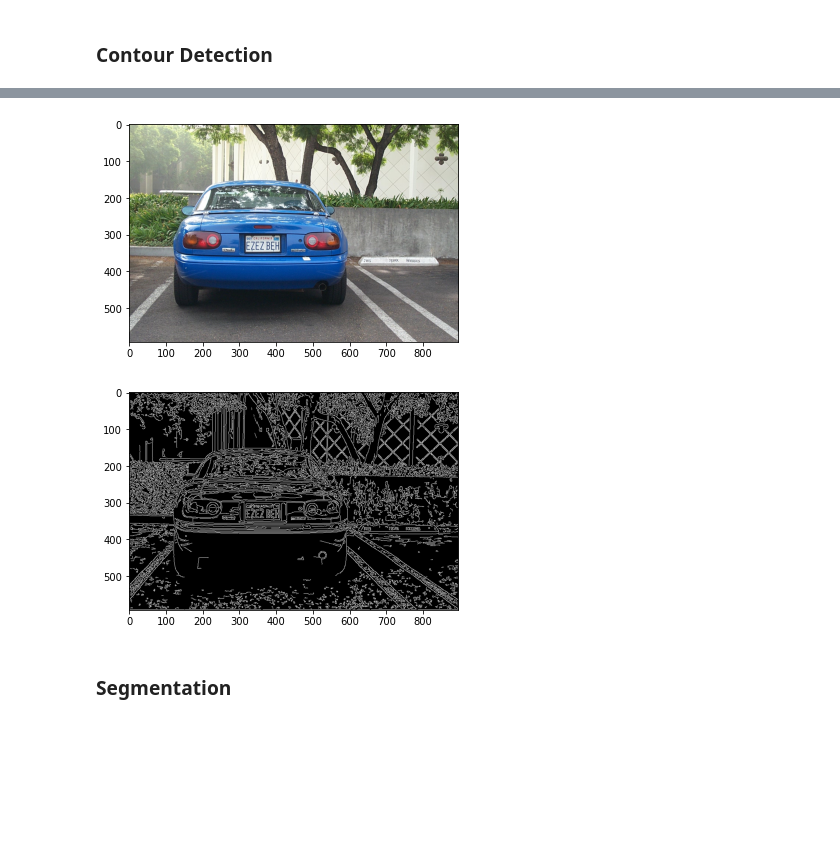
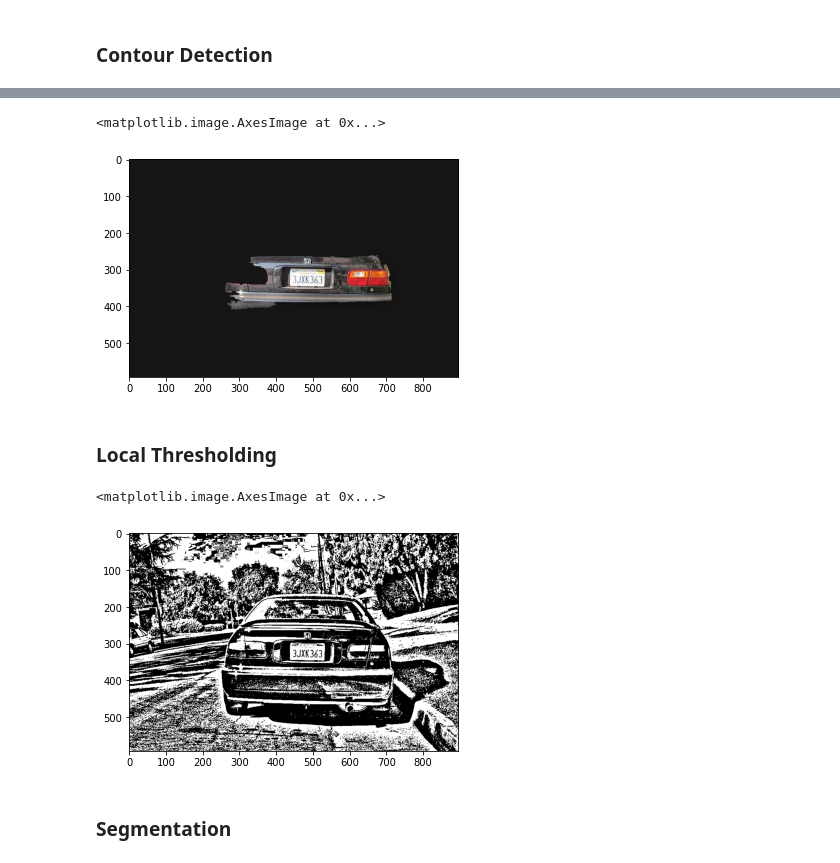
Before and after one commit to geometric-intelligence/ece278a, a Jupyter notebook: projects/FinalPorject/lic_plate_grab.ipynb, the cells around one changed output, grey strips where cells are left out. Drawn from its saved outputs; the diff is of its cells as text; code cells hidden in the pictures; blank space fills up the shorter version.

```diff
--- a/projects/FinalPorject/lic_plate_grab.ipynb
+++ b/projects/FinalPorject/lic_plate_grab.ipynb
@@ -74,13 +158,24 @@ numpy.ndarray
+# %%
+image = plate_area
+# Apply adaptive Equalization
+image_adapteq = exposure.equalize_adapthist(image, clip_limit=0.1)
+# Show original and result
+plt.imshow(image_adapteq, cmap='gray')
+# %% [output]
+<matplotlib.image.AxesImage at 0x...>
+[figure, added]
+# %% [markdown]
+### Local Thresholding
 # %%
-from skimage.feature import canny
-img_gray = color.rgb2gray(img)
-edges = canny(img_gray, sigma=1)
-plt.imshow(img, cmap='gray')
-plt.show()
-plt.imshow(edges,cmap='gray')
-plt.show()
+from skimage.filters import threshold_local
+img = img_load('data/image_0020.jpg')
+img = color.rgb2gray(img)
+block_size = 77
+loc_thres = threshold_local(img, block_size)
+loc_bin = img > loc_thres
+plt.imshow(loc_bin, cmap='gray')
 # %% [output]
+<matplotlib.image.AxesImage at 0x...>
-[figure, old version]
+[figure, new version]
-[figure, removed]
 # %% [markdown]
 ### Segmentation
```
Also changed, not shown: parts of 19 cells of this notebook, 11 other files.
